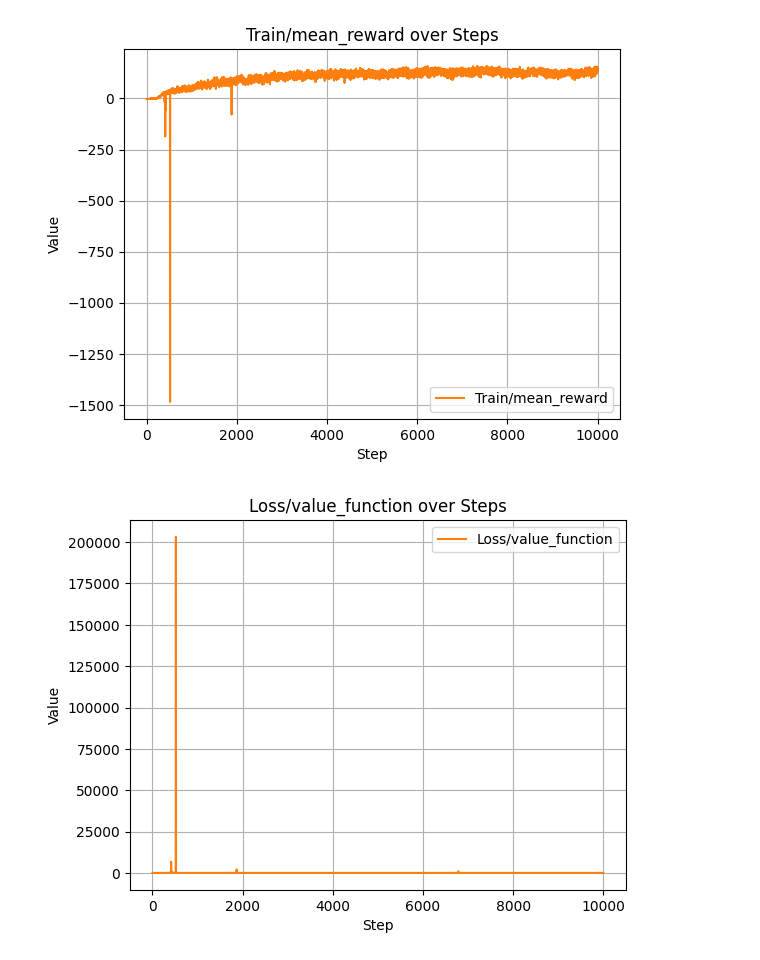
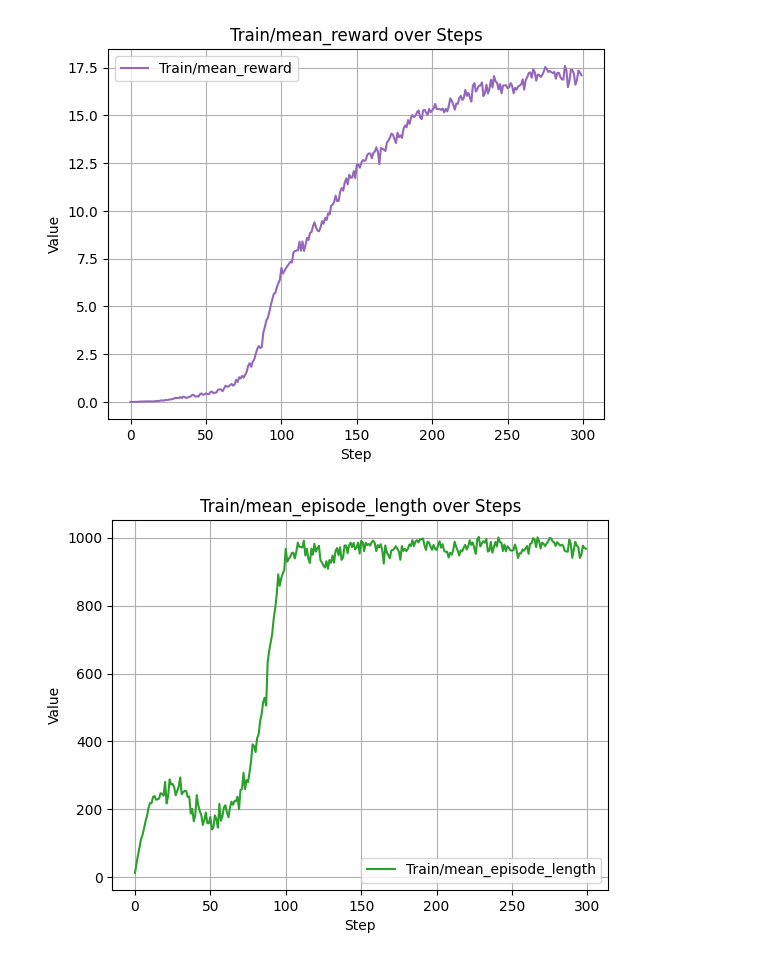
Before and after one commit to Henry-YiW/bipedal-dynamic-loading, a Jupyter notebook: isaacgym/testing.ipynb, the cells around one changed output. Cells and saved outputs as stored; diff of their text form; code cells hidden in the pictures.

```diff
--- a/isaacgym/testing.ipynb
+++ b/isaacgym/testing.ipynb
@@ -1,34 +1,35 @@
 # %%
 from tensorboard.backend.event_processing.event_accumulator import EventAccumulator
 import matplotlib.pyplot as plt
 
 # Path to your .tfevents file
-event_file = "pointfoot-legged-gym/logs/pointfoot_rough/Mar27_01-27-15_/events.out.tfevents.1743056835.henry-X570-AORUS-ULTRA.13681.0"
+event_file = "legged_gym/logs/flat_anymal_c/Mar26_18-44-56_/events.out.tfevents.1743032697.henry-X570-AORUS-ULTRA.11357.0"
 
 # Load event data
 ea = EventAccumulator(event_file)
 ea.Reload()
 
 # Tags to plot
 tags_colors = {
-    'Train/mean_reward': 'tab:orange',
-    'Loss/value_function': 'tab:orange'
+    'Train/mean_reward': 'tab:purple',
+    'Train/mean_episode_length': 'tab:green',
+    'Loss/value_function': 'tab:pink'
 }
 
 # Plot each tag separately with assigned color
 for tag, color in tags_colors.items():
     events = ea.Scalars(tag)
     steps = [e.step for e in events]
     values = [e.value for e in events]
 
     plt.figure()
     plt.plot(steps, values, color=color, label=tag)
     plt.xlabel("Step")
     plt.ylabel("Value")
     plt.title(f"{tag} over Steps")
     plt.legend()
     plt.grid(True)
     plt.show()
 # %% [output]
-[figure, old version]
+[figure, new version]
-[figure, old version]
+[figure, new version]
```
Also changed, not shown: parts of 1 cell of this notebook, 3 other files.
